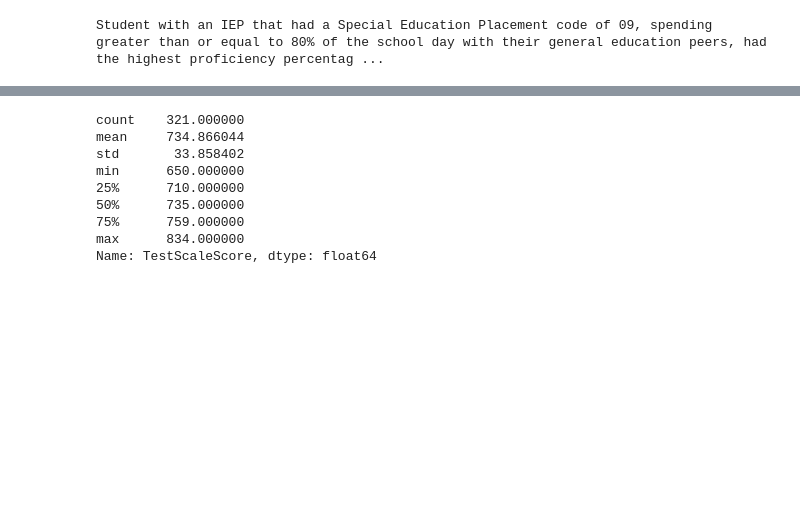
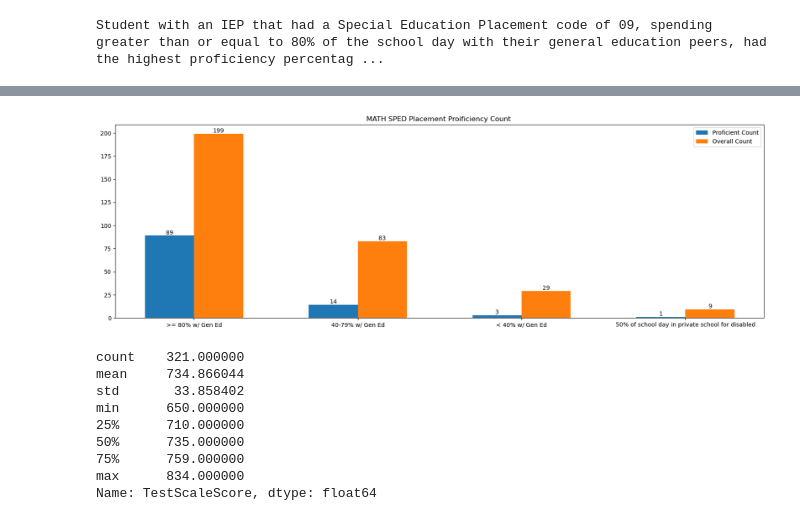
Before and after one commit to Scipio94/LEA-NJSLA-Spr-25-Analysis, a Jupyter notebook: NJSLA_Spr_25_MATH_Analysis_SPED.ipynb, the cells around one changed output, grey strips where cells are left out. Cells and saved outputs as stored; diff of their text form; code cells hidden in the pictures; blank space fills up the shorter version.

```diff
--- a/NJSLA_Spr_25_MATH_Analysis_SPED.ipynb
+++ b/NJSLA_Spr_25_MATH_Analysis_SPED.ipynb
@@ -299,0 +309,15 @@ sped_placement = sped_placement.sort_values(by = 'Proficiency %')
+# %%
+# sped placement function
+def sped_placement_desc(row):
+    if row['SPED Placement'] == 9:
+        return '>= 80% w/ Gen Ed'
+    elif row['SPED Placement'] == 10:
+        return '40-79% w/ Gen Ed'
+    elif row['SPED Placement'] == 11:
+        return '< 40% w/ Gen Ed'
+    elif row['SPED Placement'] == 13:
+        return '50% of school day in private school for disabled'
+
+sped_placement['SPED Placement Description'] = sped_placement.apply(sped_placement_desc, axis = 1)
+sped_proficient_ct['SPED Placement Description'] = sped_proficient_ct.apply(sped_placement_desc, axis = 1)
+ovr_ct['SPED Placement Description'] = ovr_ct.apply(sped_placement_desc, axis = 1)
@@ -351,3 +386,31 @@ Student with an IEP that had a Special Education Placement code of 09, spending
+# %%
+# creating grouped bar chart
+labels = ovr_ct['SPED Placement Description'].to_list() #--> labels
+overall_ct = ovr_ct['ovr_count'].to_list()
+proficient_ct = sped_proficient_ct['proficient_count'].to_list()
+
+# label locations
+x = np.arange(len(labels)) #--> label locations
+width = 0.30
+
+# creating subplot
+fig,ax = plt.subplots(figsize = (20,6))
+
+#plotting data
+rects1 = ax.bar(x-width/2, proficient_ct,width, label = 'Proficient Count') #--> plotting one  bar that is half the width of the bar at an off center position
+rects2 = ax.bar(x+width/2, overall_ct, width, label = 'Overall Count')
+
+
+ax.bar_label(rects1) #--> adding labels to bar graph
+ax.bar_label(rects2) #--> adding labels to bar graph
+
+ax.set_title(f'{subject} SPED Placement Proificiency Count ')
+ax.set_xticks(x)
+ax.set_xticklabels(labels)
+ax.legend()
+plt.show()
+# %% [output]
+[figure, added]
 # %%
 df_math[df_math['StudentWithDisabilities']=='IEP']['TestScaleScore'].describe()
 # %% [output]
```
Also changed, not shown: parts of 7 cells of this notebook, 1 other file.
